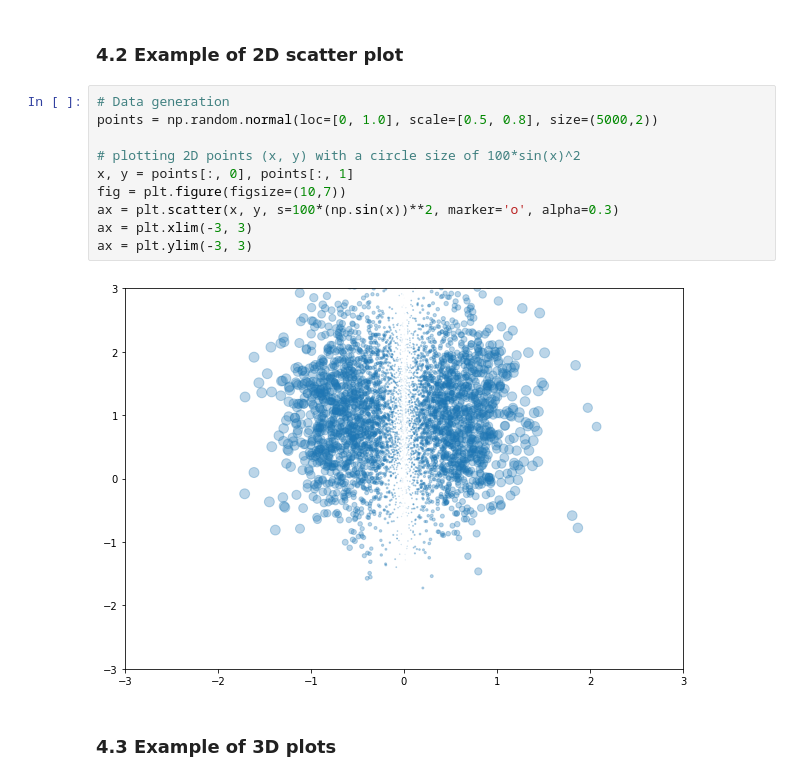
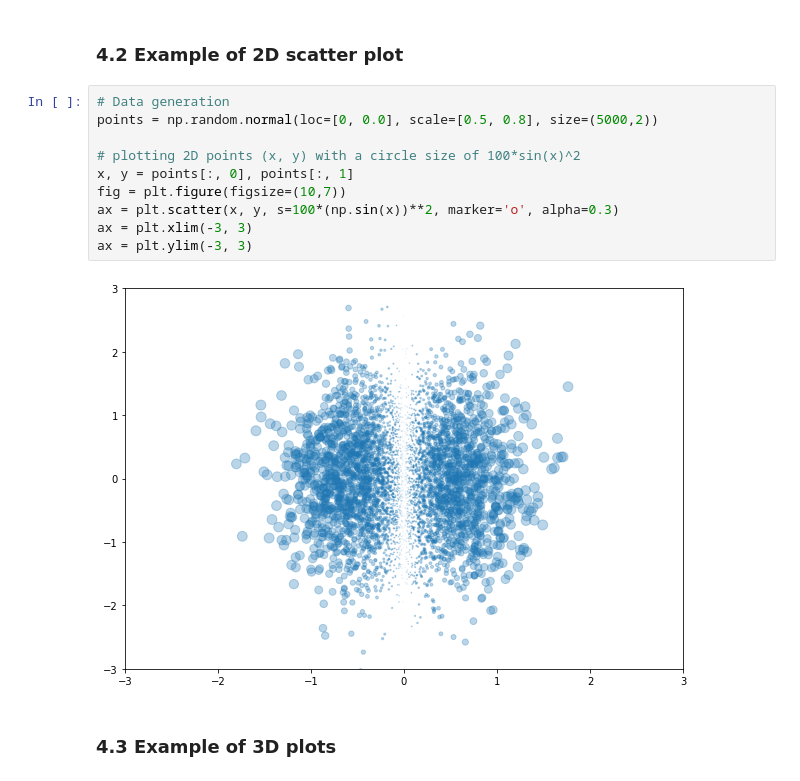
Before and after one commit to MLatCezeaux/intro_numpy, a Jupyter notebook: section1/NumpyIntroduction.ipynb, the cells around one changed output. Cells and saved outputs as stored; diff of their text form.

```diff
--- a/section1/NumpyIntroduction.ipynb
+++ b/section1/NumpyIntroduction.ipynb
@@ -356,16 +372,16 @@ ax = plt.hist(x, bins=20) # x.shape = (1000, 2), interpreted as 2 histos of 1000
 ### 4.2 Example of 2D scatter plot
 # %%
 # Data generation
-points = np.random.normal(loc=[0, 1.0], scale=[0.5, 0.8], size=(5000,2))
+points = np.random.normal(loc=[0, 0.0], scale=[0.5, 0.8], size=(5000,2))
 
 # plotting 2D points (x, y) with a circle size of 100*sin(x)^2
 x, y = points[:, 0], points[:, 1]
 fig = plt.figure(figsize=(10,7))
 ax = plt.scatter(x, y, s=100*(np.sin(x))**2, marker='o', alpha=0.3)
 ax = plt.xlim(-3, 3)
 ax = plt.ylim(-3, 3)
 # %% [output]
-[figure, old version]
+[figure, new version]
 # %% [markdown]
 ### 4.3 Example of 3D plots
 # %%
```
Also changed, not shown: parts of 18 cells of this notebook, 1 other file.
